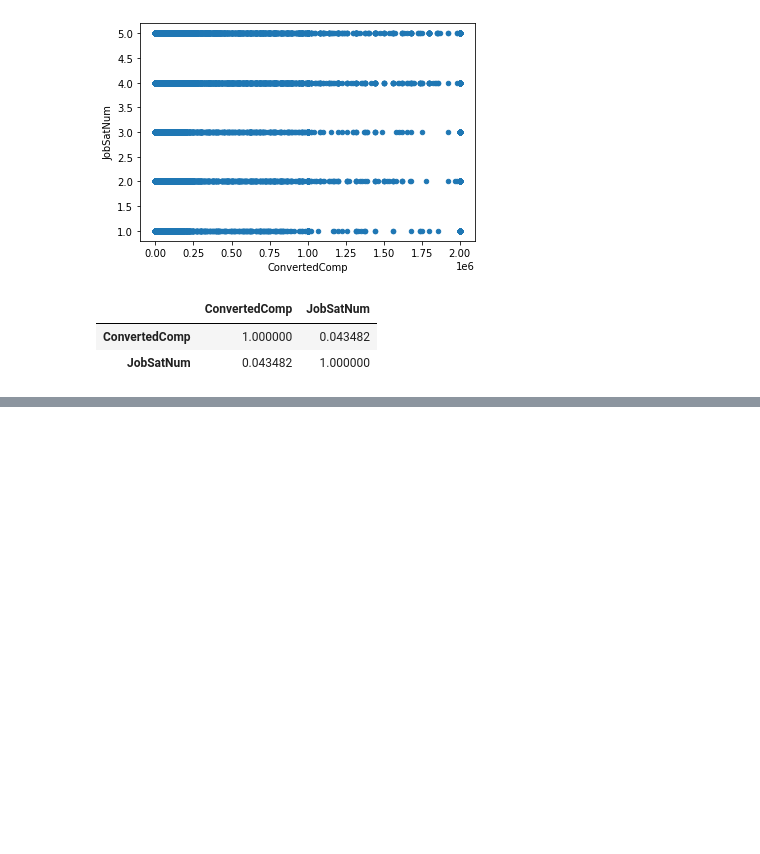
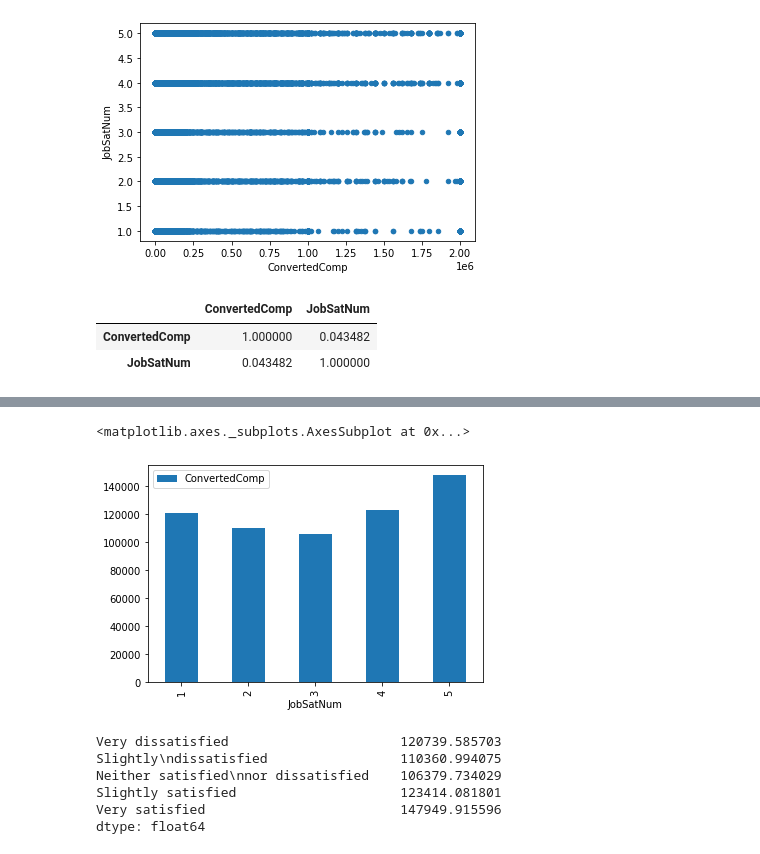
Before and after one commit to jamsidedown/data_science_blog_post_udacity, a Jupyter notebook: src/salary_job_satisfaction.ipynb, the cells around one changed output, grey strips where cells are left out. Drawn from its saved outputs; the diff is of its cells as text; code cells hidden in the pictures; blank space fills up the shorter version.

Commit message:
Added salary bar charts

```diff
--- a/src/salary_job_satisfaction.ipynb
+++ b/src/salary_job_satisfaction.ipynb
@@ -75,0 +88,3 @@ subset.corr()
+# %%
+means = subset.groupby('JobSatNum').mean()
+means
@@ -75,0 +99,21 @@ subset.corr()
+# %%
+means.plot.bar()
+# %% [output]
+<matplotlib.axes._subplots.AxesSubplot at 0x...>
+[figure, added]
+# %%
+from textwrap import wrap
+
+new_indexes = []
+for index in num_sats:
+    new_indexes.append('\n'.join(wrap(index, 20)))
+
+new_means = pandas.Series(means['ConvertedComp'].values, new_indexes)
+new_means
+# %% [output]
+Very dissatisfied                      120739.585703
+Slightly\ndissatisfied                 110360.994075
+Neither satisfied\nnor dissatisfied    106379.734029
+Slightly satisfied                     123414.081801
+Very satisfied                         147949.915596
+dtype: float64
```
Also changed, not shown: parts of 3 cells of this notebook.
